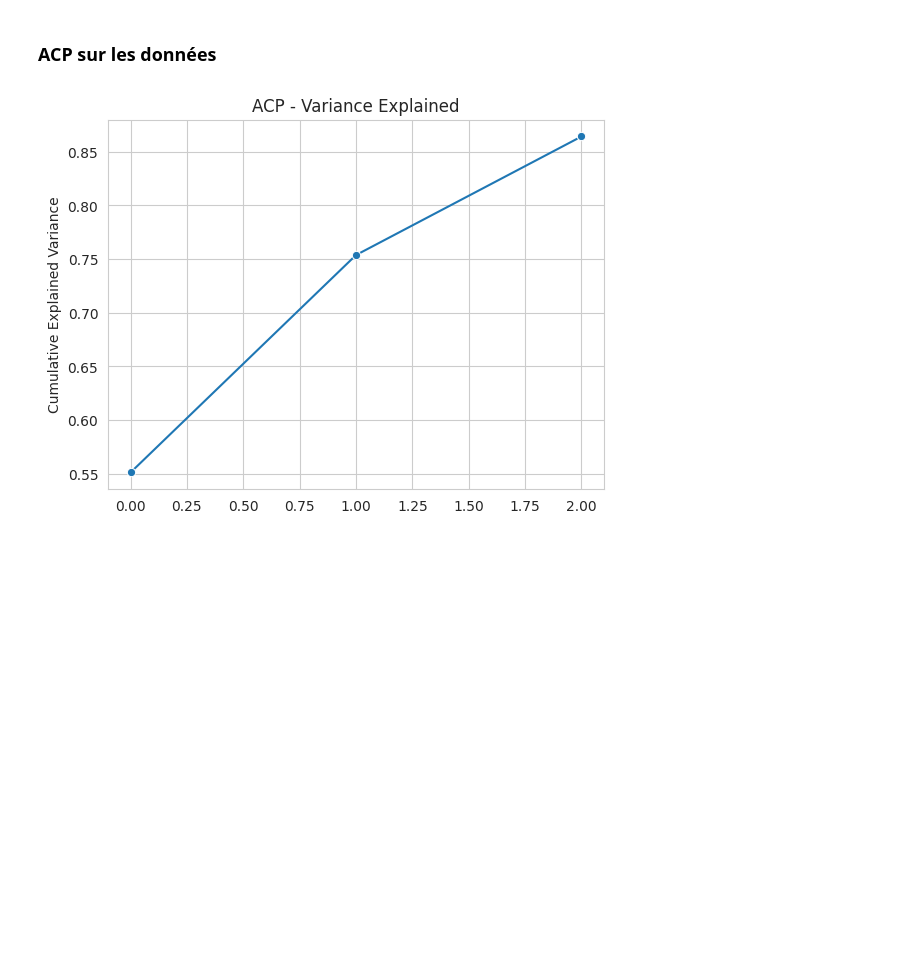
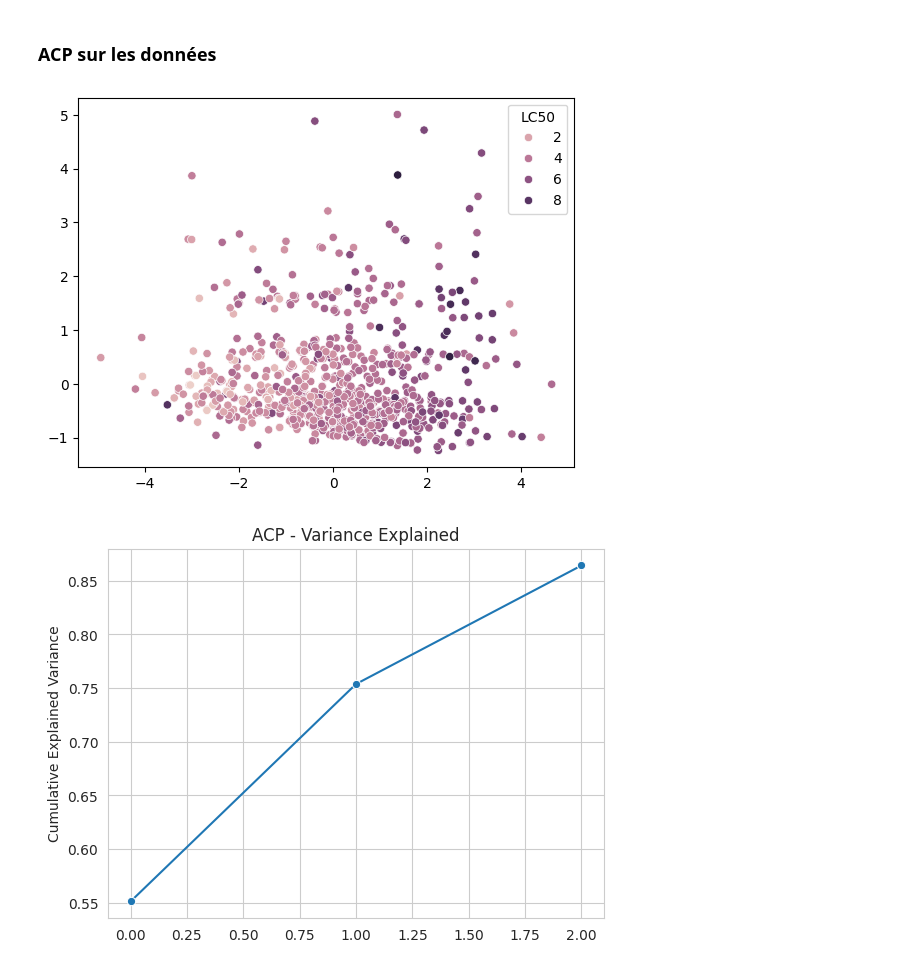
Before and after one commit to Edmondbrn/projet_IA_QSAR, a Jupyter notebook: visualisation_data.ipynb, the cells around one changed output. Drawn from its saved outputs; the diff is of its cells as text; code cells hidden in the pictures; blank space fills up the shorter version.

```diff
--- a/visualisation_data.ipynb
+++ b/visualisation_data.ipynb
@@ -44 +112,6 @@ plt.show()
+# %%
+sns.scatterplot(x=pca_data[:, 0], y=pca_data[:, 1], hue=df['LC50'])
+plt.show()
+# %% [output]
+[figure, added]
 # %%
```
Also changed, not shown: parts of 6 cells of this notebook.
